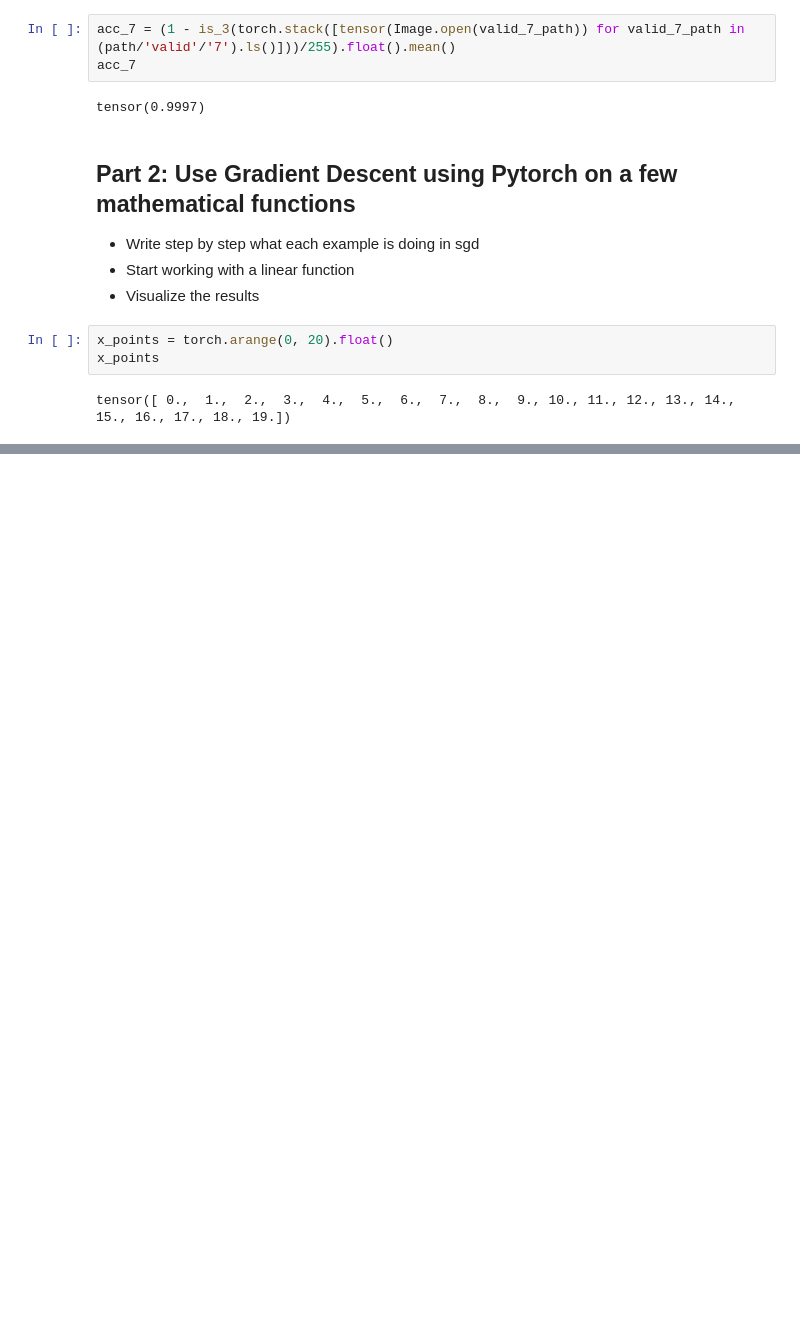
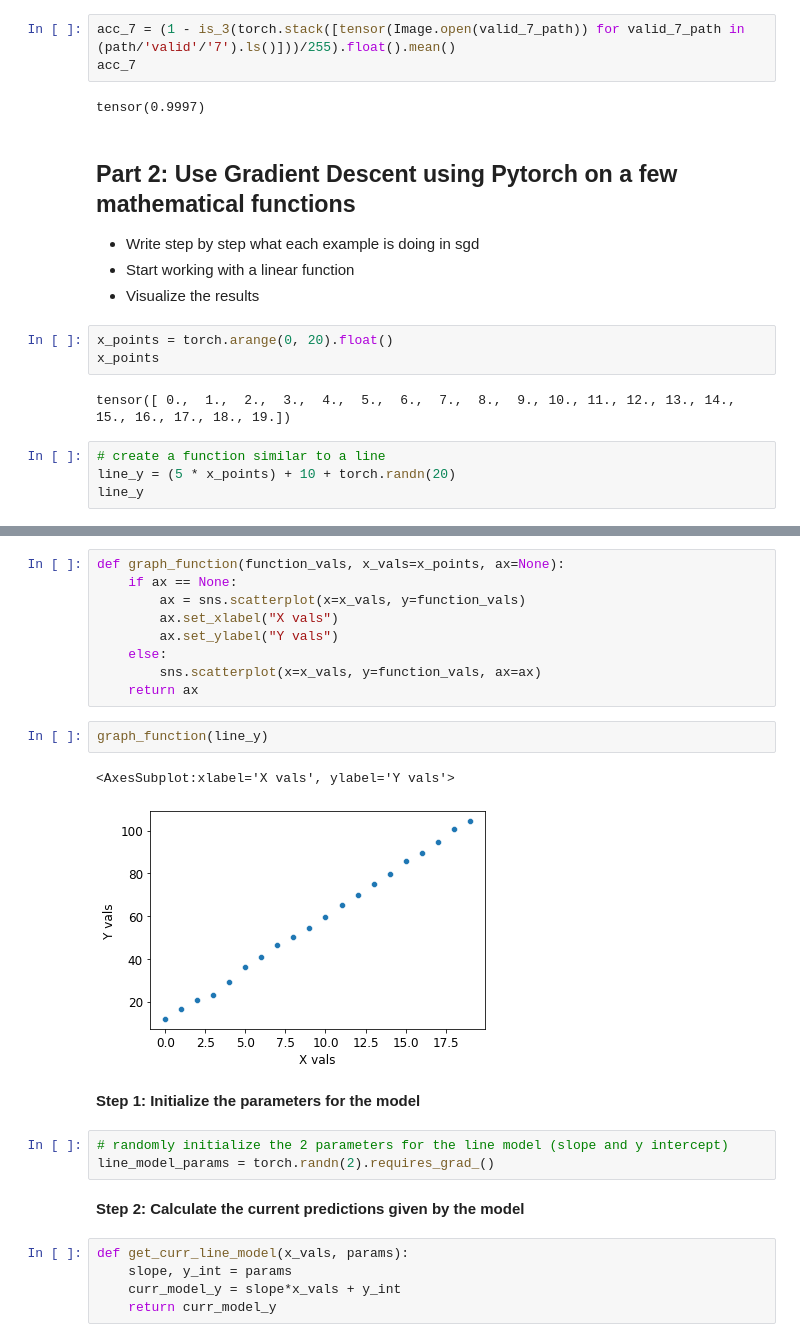
Before and after one commit to Nick-palmar/fast_book, a Jupyter notebook: 04_gradient_descent_practice.ipynb, the cells around one changed output, grey strips where cells are left out. Drawn from its saved outputs; the diff is of its cells as text; blank space fills up the shorter version.

Commit message:
apply gradient descent with visualizations for mathematical functions

```diff
--- a/04_gradient_descent_practice.ipynb
+++ b/04_gradient_descent_practice.ipynb
@@ -127,3 +127,7 @@ x_points = torch.arange(0, 20).float()
 x_points
 # %% [output]
 tensor([ 0.,  1.,  2.,  3.,  4.,  5.,  6.,  7.,  8.,  9., 10., 11., 12., 13., 14., 15., 16., 17., 18., 19.])
+# %%
+# create a function similar to a line
+line_y = (5 * x_points) + 10 + torch.randn(20)
+line_y
@@ -129,0 +154,26 @@ tensor([ 0.,  1.,  2.,  3.,  4.,  5.,  6.,  7.,  8.,  9., 10., 11., 12., 13., 14
+# %%
+def graph_function(function_vals, x_vals=x_points, ax=None):
+    if ax == None:
+        ax = sns.scatterplot(x=x_vals, y=function_vals)
+        ax.set_xlabel("X vals")
+        ax.set_ylabel("Y vals")
+    else:
+        sns.scatterplot(x=x_vals, y=function_vals, ax=ax)
+    return ax
+# %%
+graph_function(line_y)
+# %% [output]
+<AxesSubplot:xlabel='X vals', ylabel='Y vals'>
+[figure, added]
+# %% [markdown]
+**Step 1: Initialize the parameters for the model**
+# %%
+# randomly initialize the 2 parameters for the line model (slope and y intercept)
+line_model_params = torch.randn(2).requires_grad_()
+# %% [markdown]
+**Step 2: Calculate the current predictions given by the model**
+# %%
+def get_curr_line_model(x_vals, params):
+    slope, y_int = params
+    curr_model_y = slope*x_vals + y_int
+    return curr_model_y
```
Also changed, not shown: parts of 31 cells of this notebook.
